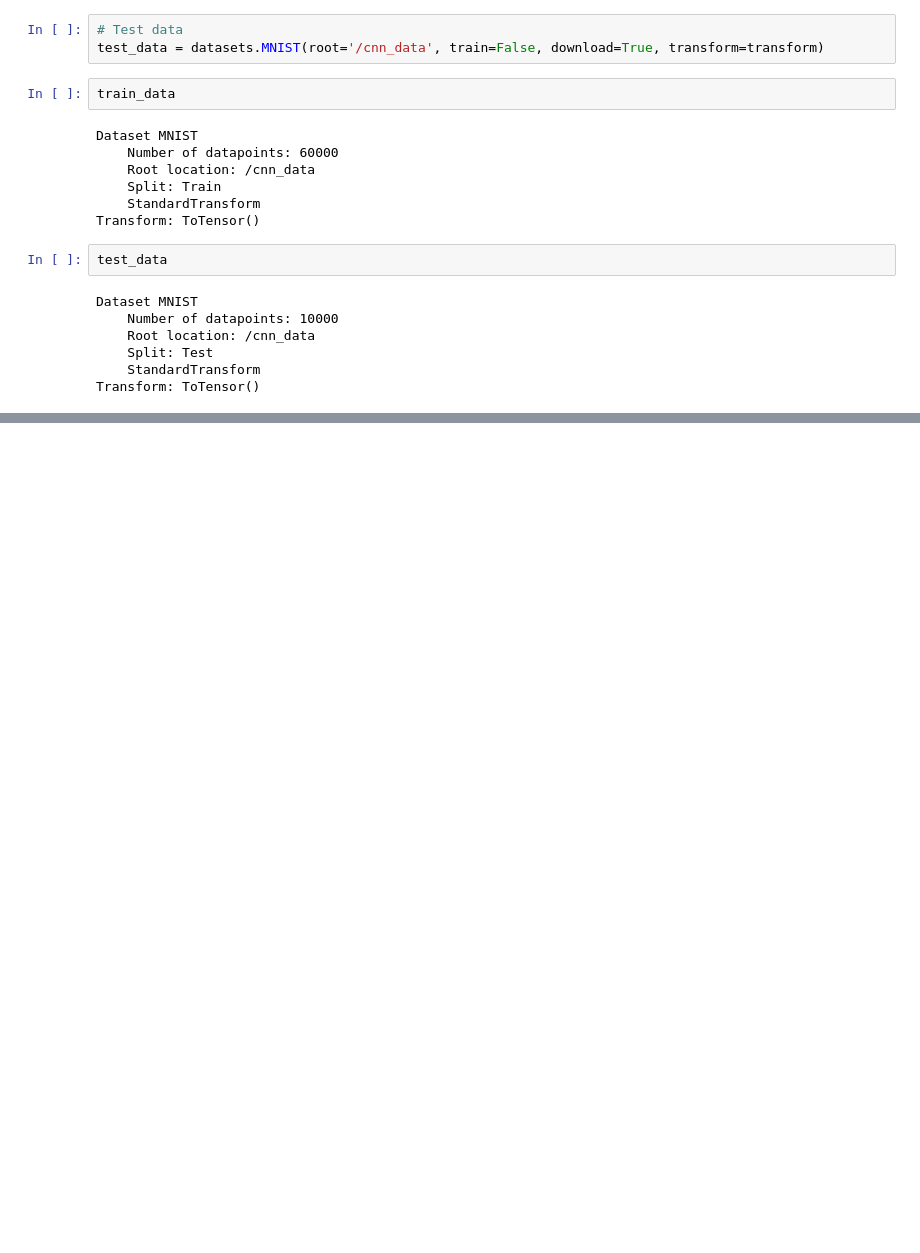
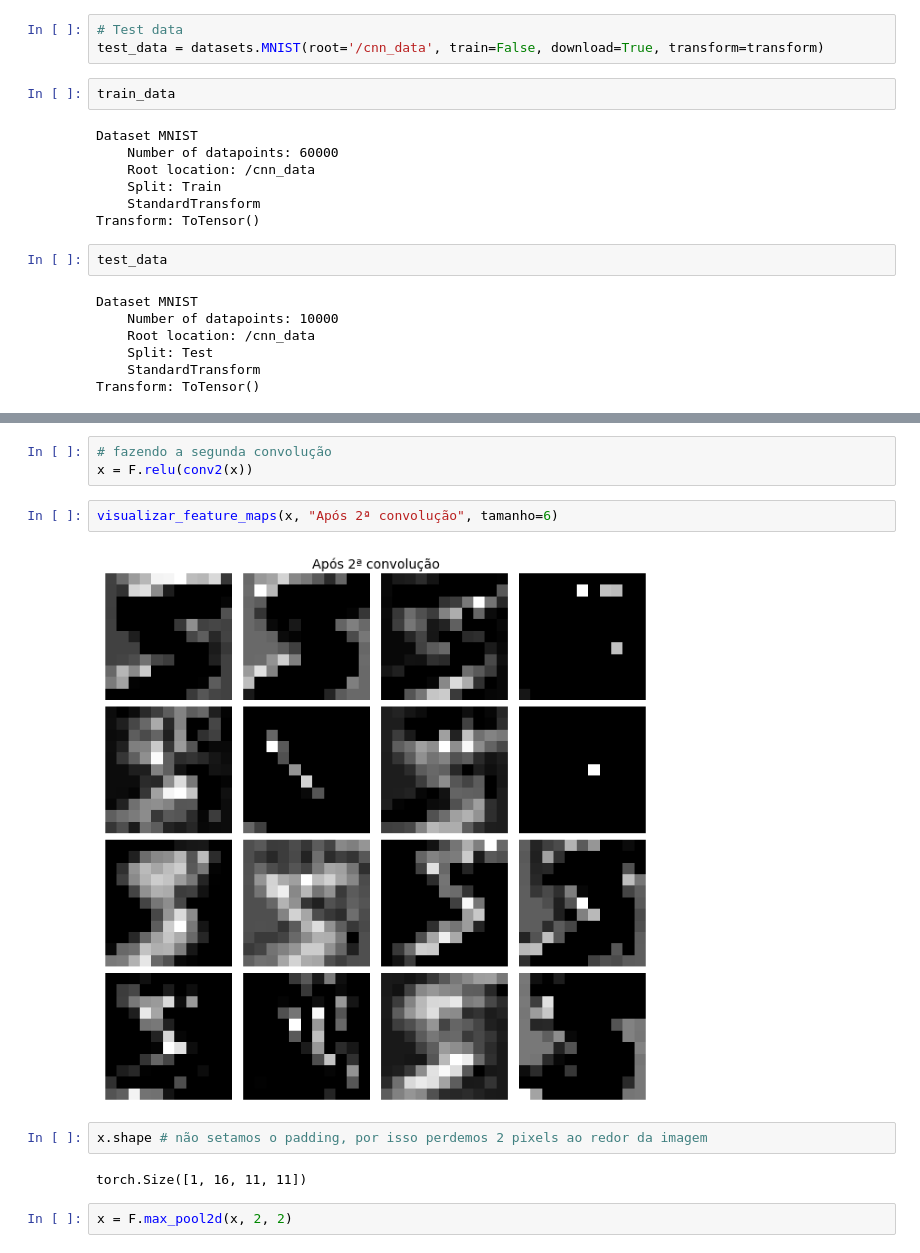
Before and after one commit to lucaspaludo/learning-pytorch-fundamentals, a Jupyter notebook: 5_cnn.ipynb, the cells around one changed output, grey strips where cells are left out. Cells and saved outputs as stored; diff of their text form; blank space fills up the shorter version.

```diff
--- a/5_cnn.ipynb
+++ b/5_cnn.ipynb
@@ -42,0 +128,13 @@ Transform: ToTensor()
+# %%
+# fazendo a segunda convolução
+x = F.relu(conv2(x))
+# %%
+visualizar_feature_maps(x, "Após 2ª convolução", tamanho=6)
+# %% [output]
+[figure, added]
+# %%
+x.shape # não setamos o padding, por isso perdemos 2 pixels ao redor da imagem
+# %% [output]
+torch.Size([1, 16, 11, 11])
+# %%
+x = F.max_pool2d(x, 2, 2)
```
Also changed, not shown: parts of 16 cells of this notebook.
